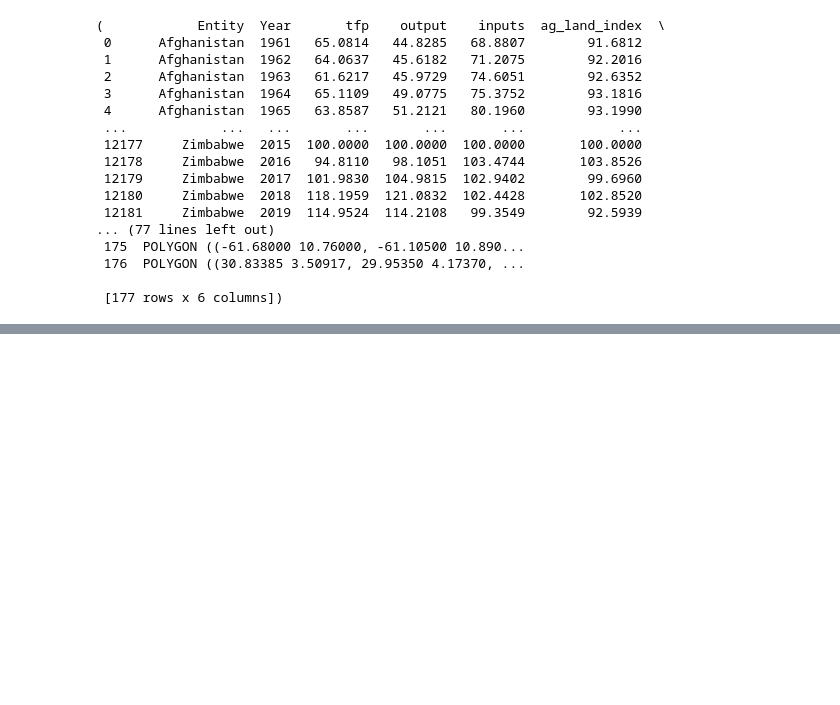
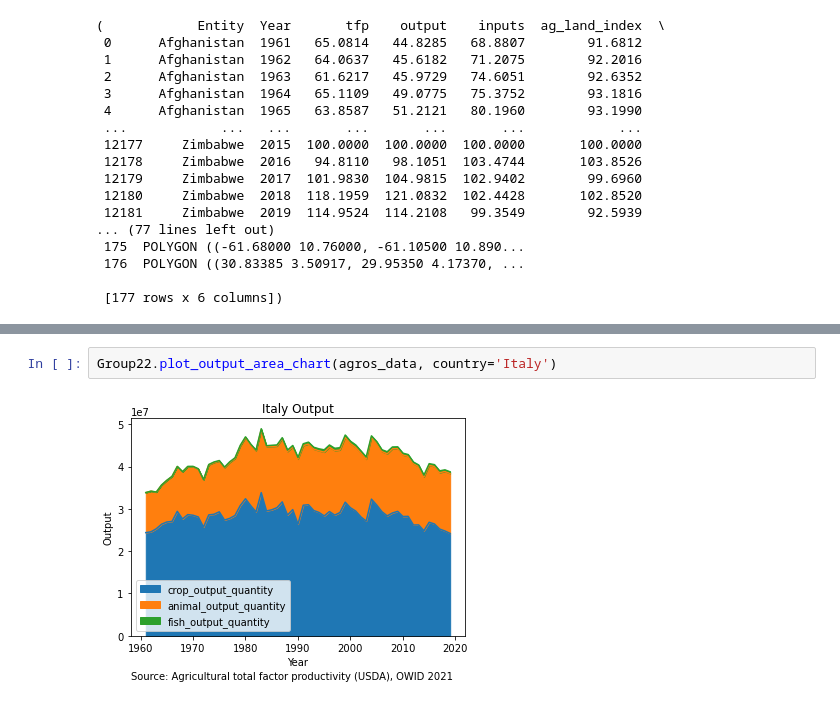
Before and after one commit to annaziegert/agriculture_production_nova, a Jupyter notebook: showcase_notebook.ipynb, the cells around one changed output, grey strips where cells are left out. Drawn from its saved outputs; the diff is of its cells as text; blank space fills up the shorter version.

```diff
--- a/showcase_notebook.ipynb
+++ b/showcase_notebook.ipynb
@@ -98,0 +120,4 @@ Group22.__gapminder__(agros_data, 2019,1.2)
+# %%
+Group22.plot_output_area_chart(agros_data, country='Italy')
+# %% [output]
+[figure, added]
```
Also changed, not shown: parts of 31 cells of this notebook, 1 other file.
